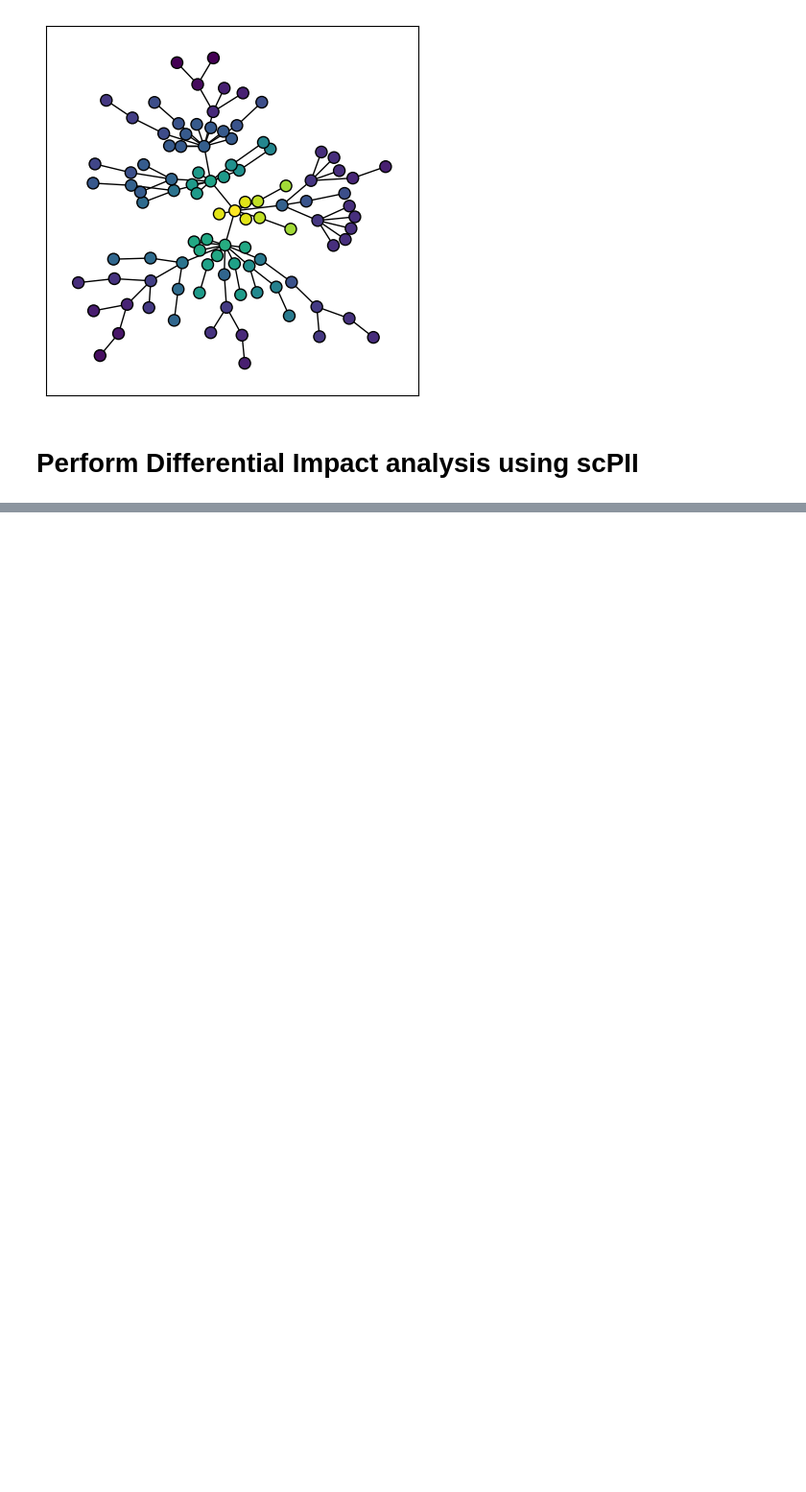
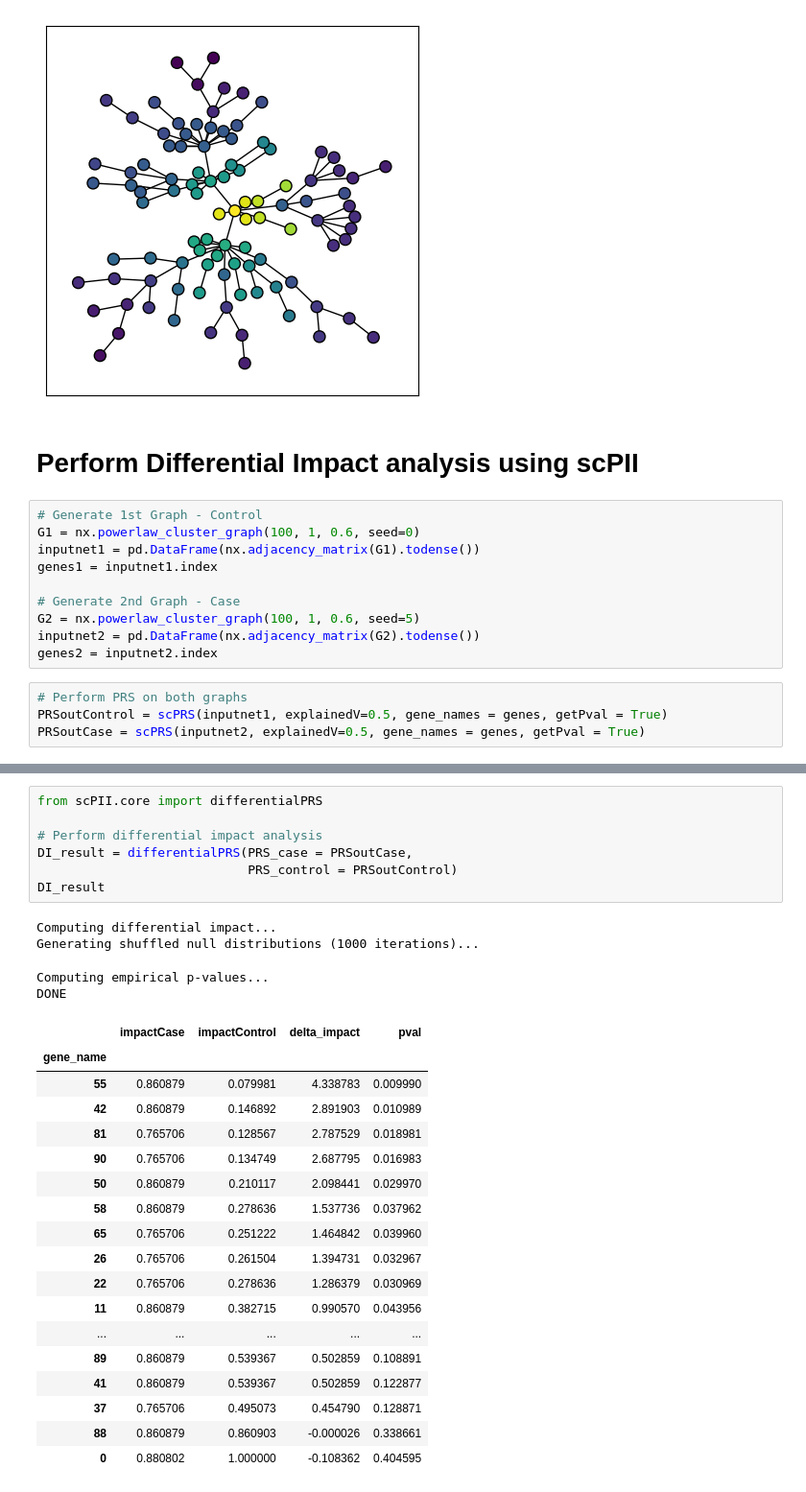
Before and after one commit to Xenon8778/scPII, a Jupyter notebook: docs/notebooks/small_simulated_example.ipynb, the cells around one changed output, grey strips where cells are left out. Shown at 96% size. Drawn from its saved outputs; the diff is of its cells as text; blank space fills up the shorter version.

Commit message:
Update: Updated example notebook for DI analysis

```diff
--- a/docs/notebooks/small_simulated_example.ipynb
+++ b/docs/notebooks/small_simulated_example.ipynb
@@ -93,3 +93,17 @@ nx.draw_networkx_edges(G, pos=pos, edge_color='black')
 [figure]
 # %% [markdown]
 # Perform Differential Impact analysis using scPII
+# %%
+# Generate 1st Graph - Control
+G1 = nx.powerlaw_cluster_graph(100, 1, 0.6, seed=0)
+inputnet1 = pd.DataFrame(nx.adjacency_matrix(G1).todense())
+genes1 = inputnet1.index
+
+# Generate 2nd Graph - Case
+G2 = nx.powerlaw_cluster_graph(100, 1, 0.6, seed=5)
+inputnet2 = pd.DataFrame(nx.adjacency_matrix(G2).todense())
+genes2 = inputnet2.index
+# %%
+# Perform PRS on both graphs
+PRSoutControl = scPRS(inputnet1, explainedV=0.5, gene_names = genes, getPval = True)
+PRSoutCase = scPRS(inputnet2, explainedV=0.5, gene_names = genes, getPval = True)
@@ -95,0 +139,30 @@ nx.draw_networkx_edges(G, pos=pos, edge_color='black')
+# %%
+from scPII.core import differentialPRS
+
+# Perform differential impact analysis
+DI_result = differentialPRS(PRS_case = PRSoutCase,
+                            PRS_control = PRSoutControl)
+DI_result
+# %% [output]
+Computing differential impact...
+Generating shuffled null distributions (1000 iterations)...
+Computing empirical p-values...
+DONE
+|  | impactCase | impactControl | delta_impact | pval |
+| gene_name |  |  |  |  |
+| 55 | 0.860879 | 0.079981 | 4.338783 | 0.009990 |
+| 42 | 0.860879 | 0.146892 | 2.891903 | 0.010989 |
+| 81 | 0.765706 | 0.128567 | 2.787529 | 0.018981 |
+| 90 | 0.765706 | 0.134749 | 2.687795 | 0.016983 |
+| 50 | 0.860879 | 0.210117 | 2.098441 | 0.029970 |
+| 58 | 0.860879 | 0.278636 | 1.537736 | 0.037962 |
+| 65 | 0.765706 | 0.251222 | 1.464842 | 0.039960 |
+| 26 | 0.765706 | 0.261504 | 1.394731 | 0.032967 |
+| 22 | 0.765706 | 0.278636 | 1.286379 | 0.030969 |
+| 11 | 0.860879 | 0.382715 | 0.990570 | 0.043956 |
+| ... | ... | ... | ... | ... |
+| 89 | 0.860879 | 0.539367 | 0.502859 | 0.108891 |
+| 41 | 0.860879 | 0.539367 | 0.502859 | 0.122877 |
+| 37 | 0.765706 | 0.495073 | 0.454790 | 0.128871 |
+| 88 | 0.860879 | 0.860903 | -0.000026 | 0.338661 |
+| 0 | 0.880802 | 1.000000 | -0.108362 | 0.404595 |
```
Also changed, not shown: parts of 1 cell of this notebook.
